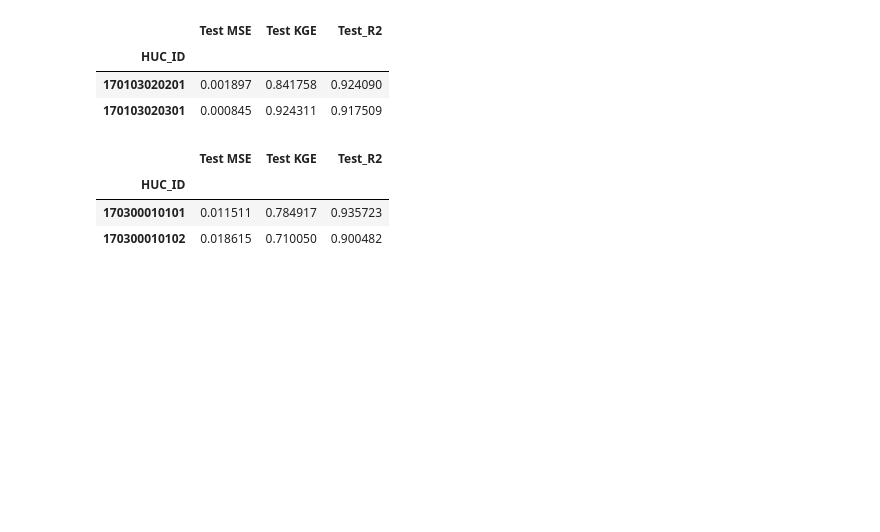
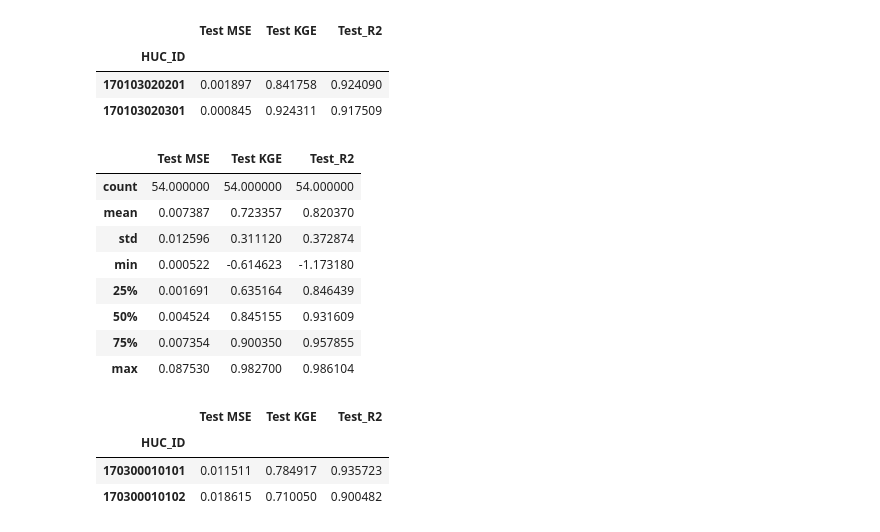
Before and after one commit to DSHydro/SnowML, a Jupyter notebook: notebooks/Ex3_MultiHucTraining/LSTM_By_Huc_Metric_Download_TestMetrics.ipynb, the cells around one changed output. Cells and saved outputs as stored; diff of their text form; code cells hidden in the pictures; blank space fills up the shorter version.

```diff
--- a/notebooks/Ex3_MultiHucTraining/LSTM_By_Huc_Metric_Download_TestMetrics.ipynb
+++ b/notebooks/Ex3_MultiHucTraining/LSTM_By_Huc_Metric_Download_TestMetrics.ipynb
@@ -69,6 +69,18 @@ df_summary_A.head(2)
 | HUC_ID |  |  |  |
 | 170103020201 | 0.001897 | 0.841758 | 0.924090 |
 | 170103020301 | 0.000845 | 0.924311 | 0.917509 |
+# %%
+df_summary_A.describe()
+# %% [output]
+|  | Test MSE | Test KGE | Test_R2 |
+| count | 54.000000 | 54.000000 | 54.000000 |
+| mean | 0.007387 | 0.723357 | 0.820370 |
+| std | 0.012596 | 0.311120 | 0.372874 |
+| min | 0.000522 | -0.614623 | -1.173180 |
+| 25% | 0.001691 | 0.635164 | 0.846439 |
+| 50% | 0.004524 | 0.845155 | 0.931609 |
+| 75% | 0.007354 | 0.900350 | 0.957855 |
+| max | 0.087530 | 0.982700 | 0.986104 |
 # %%
 # summarize results Test Set B
 df_metrics_B = df_dict["Test_Set_B"]
```
Also changed, not shown: parts of 4 cells of this notebook, 2 other files.
